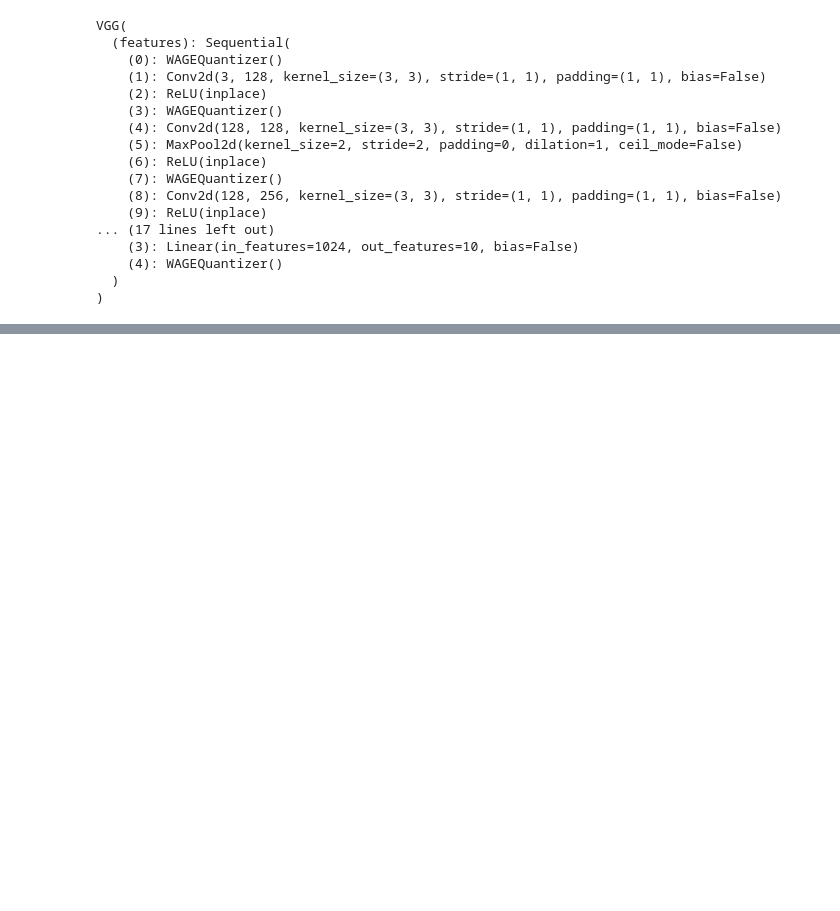
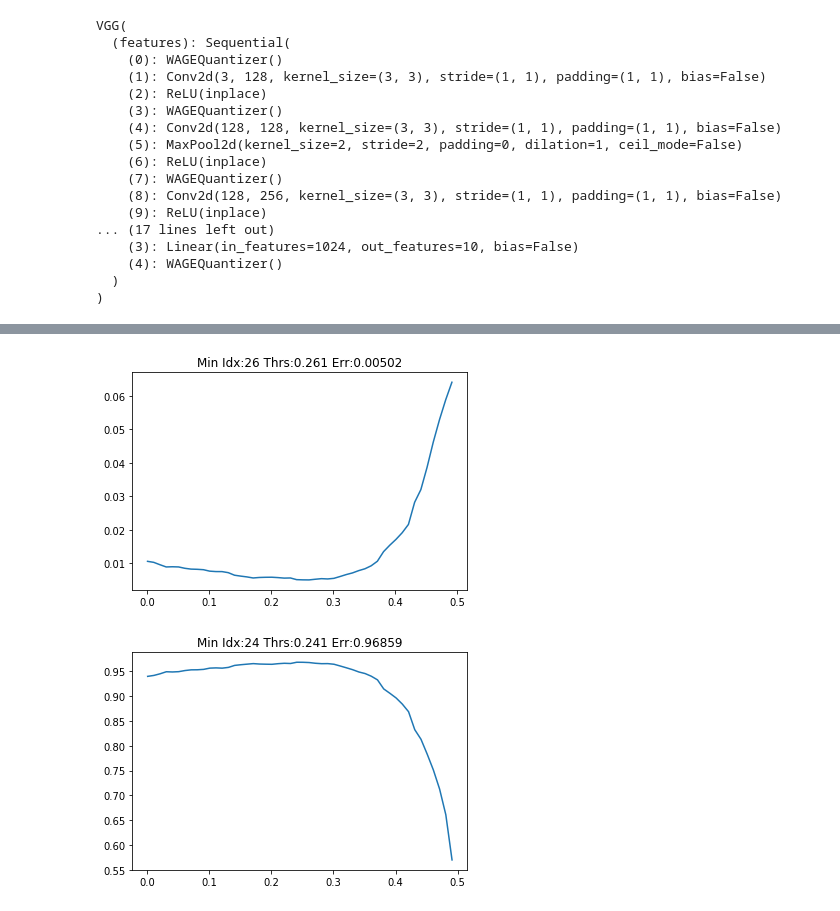
Before and after one commit to stevenygd/WAGE.pytorch, a Jupyter notebook: TernaryQuantization.ipynb, the cells around one changed output, grey strips where cells are left out. Saved outputs shown, nothing was run; the diff lists cells and outputs as text; code cells hidden in the pictures; blank space fills up the shorter version.

```diff
--- a/TernaryQuantization.ipynb
+++ b/TernaryQuantization.ipynb
@@ -101,7 +101,7 @@ features.18.weight
 # %%
 from tensorboardX import SummaryWriter
 from data_loaders import get_data_loaders
-loaders = get_data_loaders('CIFAR10', '.', 0., 128, 0)
+loaders = get_data_loaders('CIFAR10', '.', 0., 128*16, 4)
 writer = SummaryWriter(log_dir="test_run")
 model_cfg = models.WAGEVGG7
 model_cfg.kwargs.update({
@@ -202,0 +212,13 @@ min:tensor(-0.5000, device='cuda:0')
+# %%
+min_idx = np.argmin(np.array(errs))
+plt.plot(thrs, errs)
+plt.title("Min Idx:%d Thrs:%s Err:%2.5f"%(min_idx, thrs[min_idx], errs[min_idx]))
+plt.show()
+
+max_idx = np.argmax(np.array(cos_errs))
+plt.plot(thrs, cos_errs)
+plt.title("Min Idx:%d Thrs:%s Err:%2.5f"%(max_idx, thrs[max_idx], cos_errs[max_idx]))
+plt.show()
+# %% [output]
+[figure, added]
+[figure, added]
```
Also changed, not shown: parts of 2 cells of this notebook.
